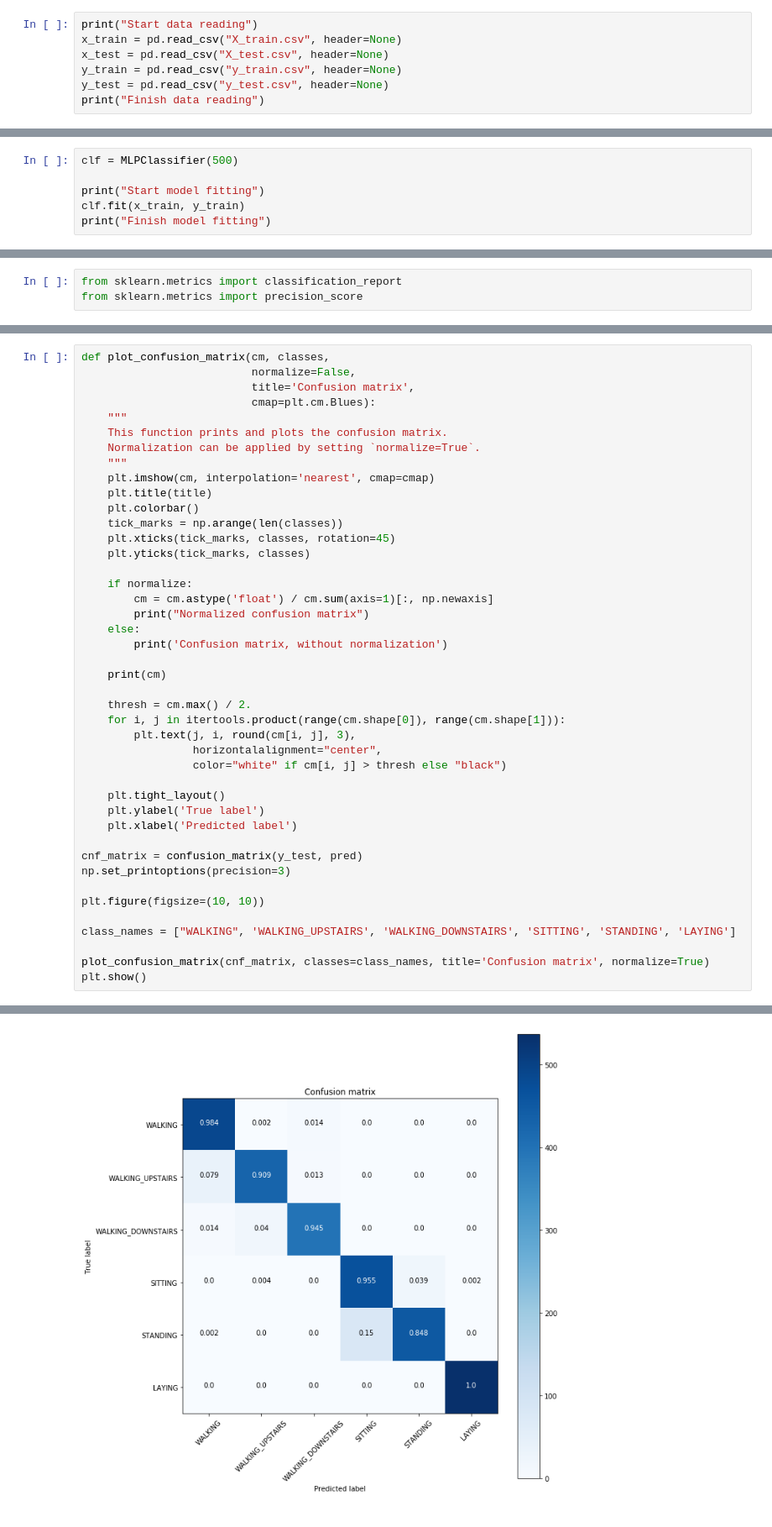
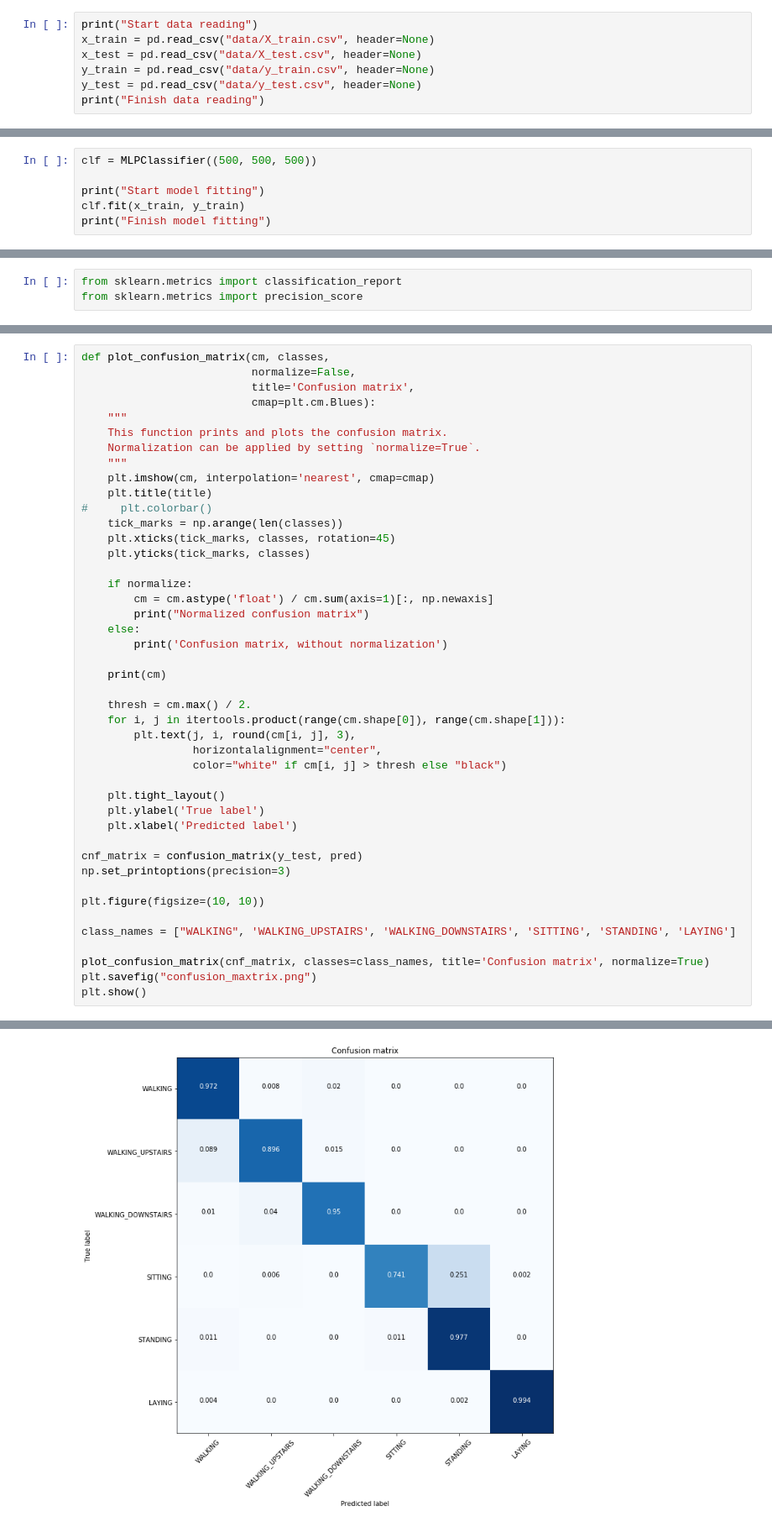
Before and after one commit to swchoi0102/UCI-HAR, a Jupyter notebook: model.ipynb, the cells around one changed output, grey strips where cells are left out. Shown at 84% size. Saved outputs shown, nothing was run; the diff lists cells and outputs as text.

```diff
--- a/model.ipynb
+++ b/model.ipynb
@@ -10,16 +10,16 @@ from sklearn.metrics import f1_score
 from sklearn.metrics import confusion_matrix
 # %%
 print("Start data reading")
-x_train = pd.read_csv("X_train.csv", header=None)
-x_test = pd.read_csv("X_test.csv", header=None)
-y_train = pd.read_csv("y_train.csv", header=None)
-y_test = pd.read_csv("y_test.csv", header=None)
+x_train = pd.read_csv("data/X_train.csv", header=None)
+x_test = pd.read_csv("data/X_test.csv", header=None)
+y_train = pd.read_csv("data/y_train.csv", header=None)
+y_test = pd.read_csv("data/y_test.csv", header=None)
 print("Finish data reading")
 # %% [output]
 Start data reading
 Finish data reading
 # %%
-clf = MLPClassifier(500)
+clf = MLPClassifier((500, 500, 500))
 
 print("Start model fitting")
 clf.fit(x_train, y_train)
@@ -66,7 +92,7 @@ def plot_confusion_matrix(cm, classes,
     """
     plt.imshow(cm, interpolation='nearest', cmap=cmap)
     plt.title(title)
-    plt.colorbar()
+#     plt.colorbar()
     tick_marks = np.arange(len(classes))
     plt.xticks(tick_marks, classes, rotation=45)
     plt.yticks(tick_marks, classes)
@@ -97,6 +123,7 @@ plt.figure(figsize=(10, 10))
 class_names = ["WALKING", 'WALKING_UPSTAIRS', 'WALKING_DOWNSTAIRS', 'SITTING', 'STANDING', 'LAYING']
 
 plot_confusion_matrix(cnf_matrix, classes=class_names, title='Confusion matrix', normalize=True)
+plt.savefig("confusion_maxtrix.png")
 plt.show()
 # %% [output]
 Normalized confusion matrix
@@ -109 +136 @@ Normalized confusion matrix
-[figure, old version]
+[figure, new version]
```
Also changed, not shown: parts of 7 cells of this notebook, 4 other files.
